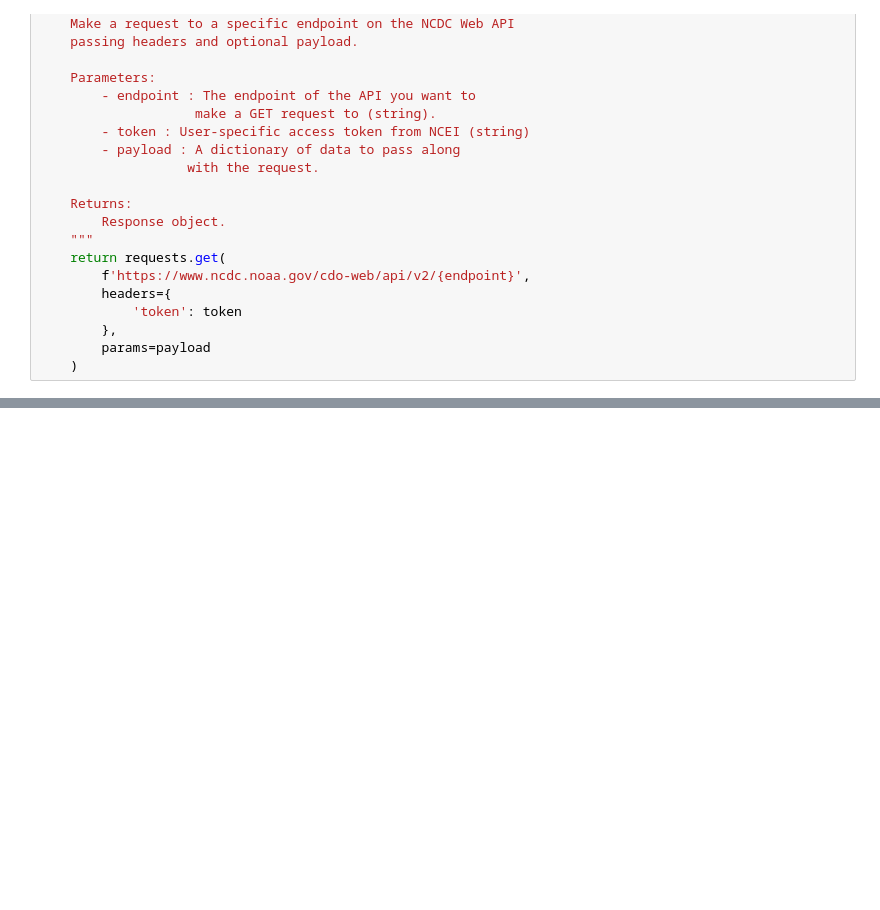
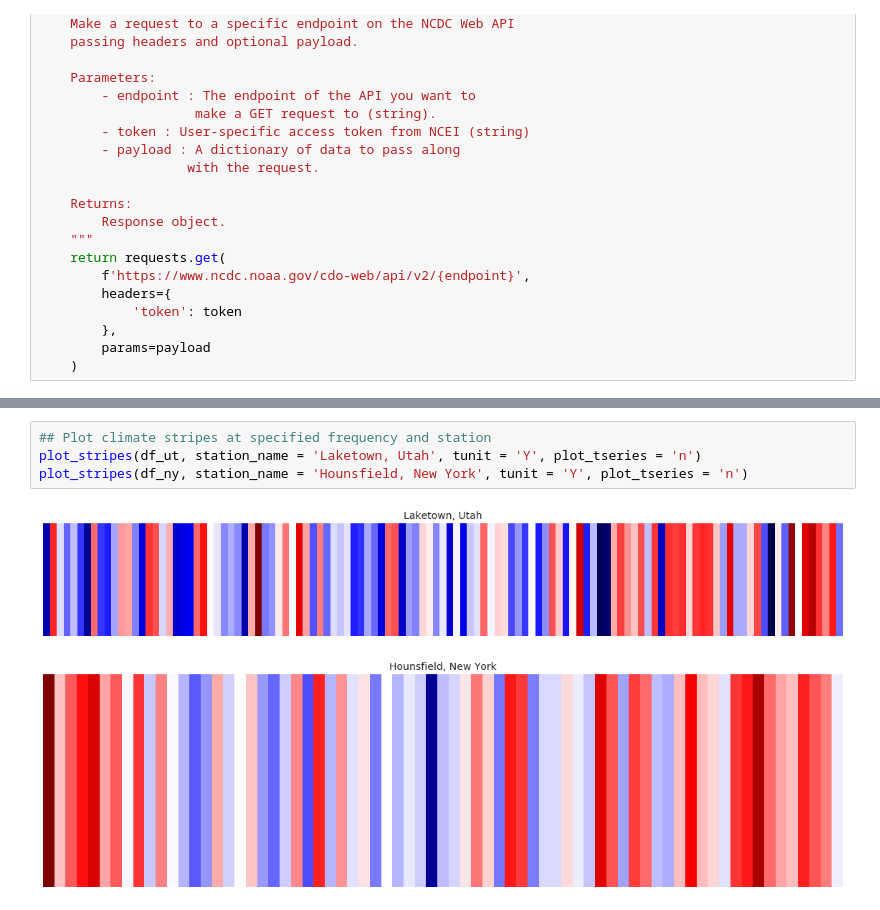
Before and after one commit to bieri2/ATMS597-Project2-GroupA, a Jupyter notebook: groupa_project2.ipynb, the cells around one changed output, grey strips where cells are left out. Saved outputs shown, nothing was run; the diff lists cells and outputs as text; blank space fills up the shorter version.

```diff
--- a/groupa_project2.ipynb
+++ b/groupa_project2.ipynb
@@ -197,0 +250,7 @@ plot_stripes(df, station_name = 'Laketown, Utah', tunit = 'Y', plot_tseries = 'y
+# %%
+## Plot climate stripes at specified frequency and station
+plot_stripes(df_ut, station_name = 'Laketown, Utah', tunit = 'Y', plot_tseries = 'n')
+plot_stripes(df_ny, station_name = 'Hounsfield, New York', tunit = 'Y', plot_tseries = 'n')
+# %% [output]
+[figure, added]
+[figure, added]
```
Also changed, not shown: parts of 12 cells of this notebook.
